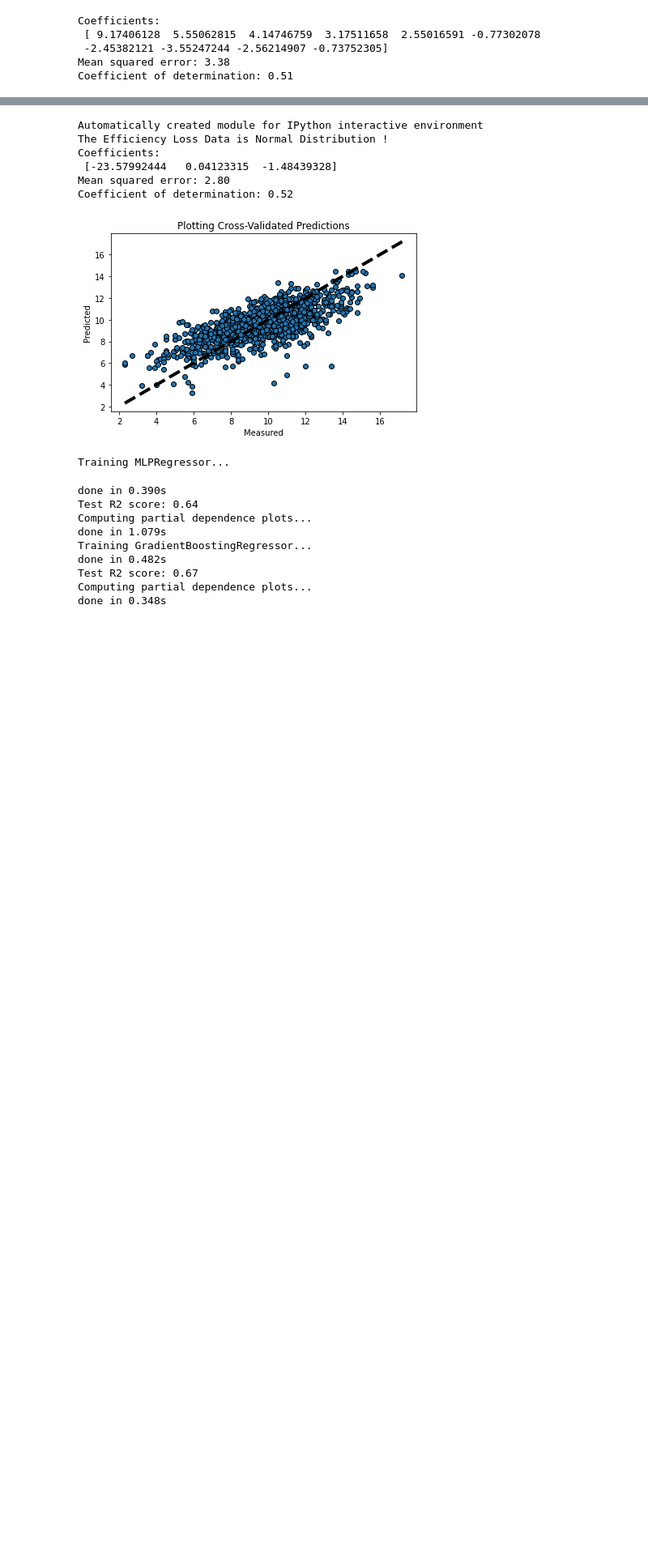
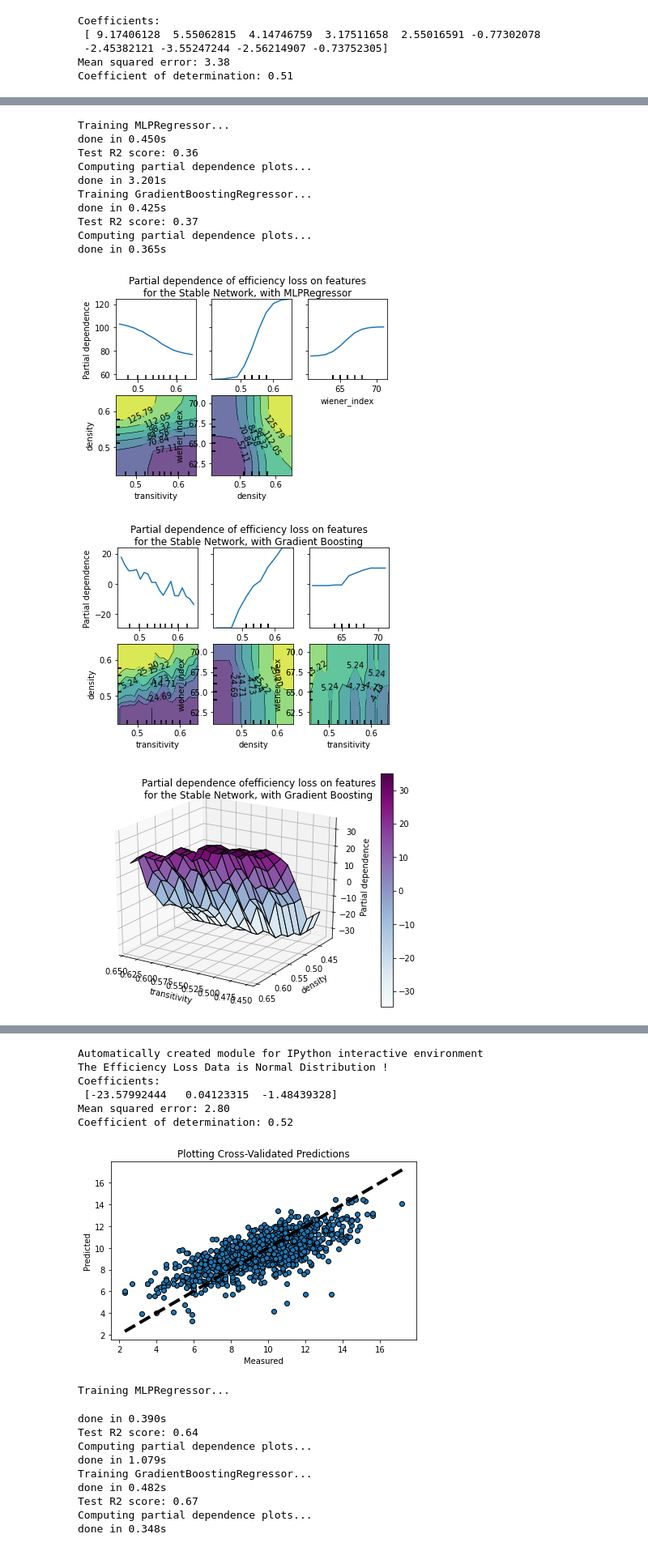
Before and after one commit to Freya-LR/strategic_network, a Jupyter notebook: Analysis.ipynb, the cells around one changed output, grey strips where cells are left out. Shown at 81% size. Cells and saved outputs as stored; diff of their text form; code cells hidden in the pictures; blank space fills up the shorter version.

```diff
--- a/Analysis.ipynb
+++ b/Analysis.ipynb
@@ -414,0 +457,18 @@ done in 0.344s
+# %%
+MLP_n10_3_i_4=MLPregression(transitivity_n10_3_i_4,
+                            diameter_radius_center_periphery_density_n10_3_i_4,
+                            wiener_index_n10_3_i_4,Efficiency_loss_n10_3_i_4)
+# %% [output]
+Training MLPRegressor...
+done in 0.450s
+Test R2 score: 0.36
+Computing partial dependence plots...
+done in 3.201s
+Training GradientBoostingRegressor...
+done in 0.425s
+Test R2 score: 0.37
+Computing partial dependence plots...
+done in 0.365s
+[figure, added]
+[figure, added]
+[figure, added]
```
Also changed, not shown: parts of 10 cells of this notebook.
